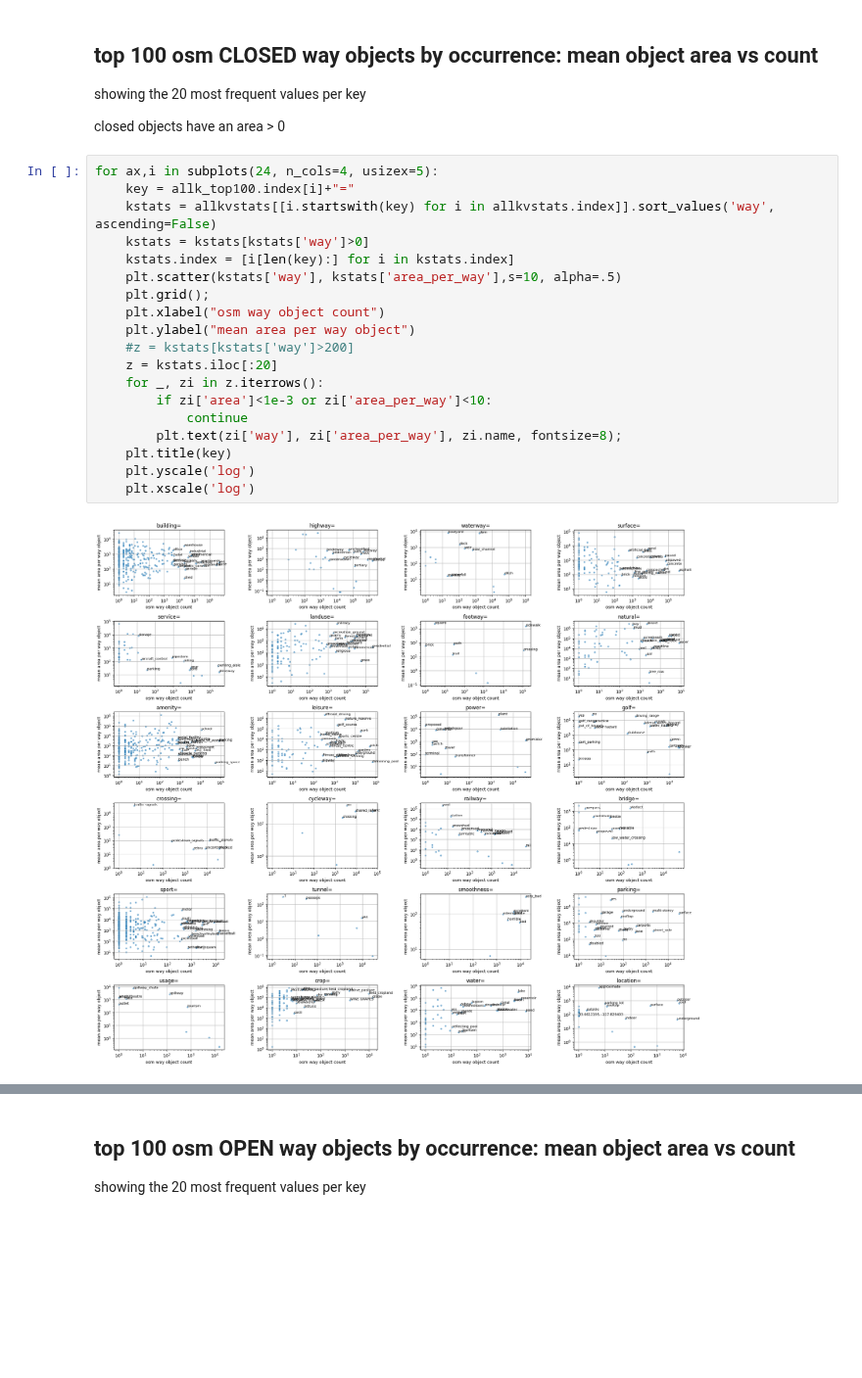
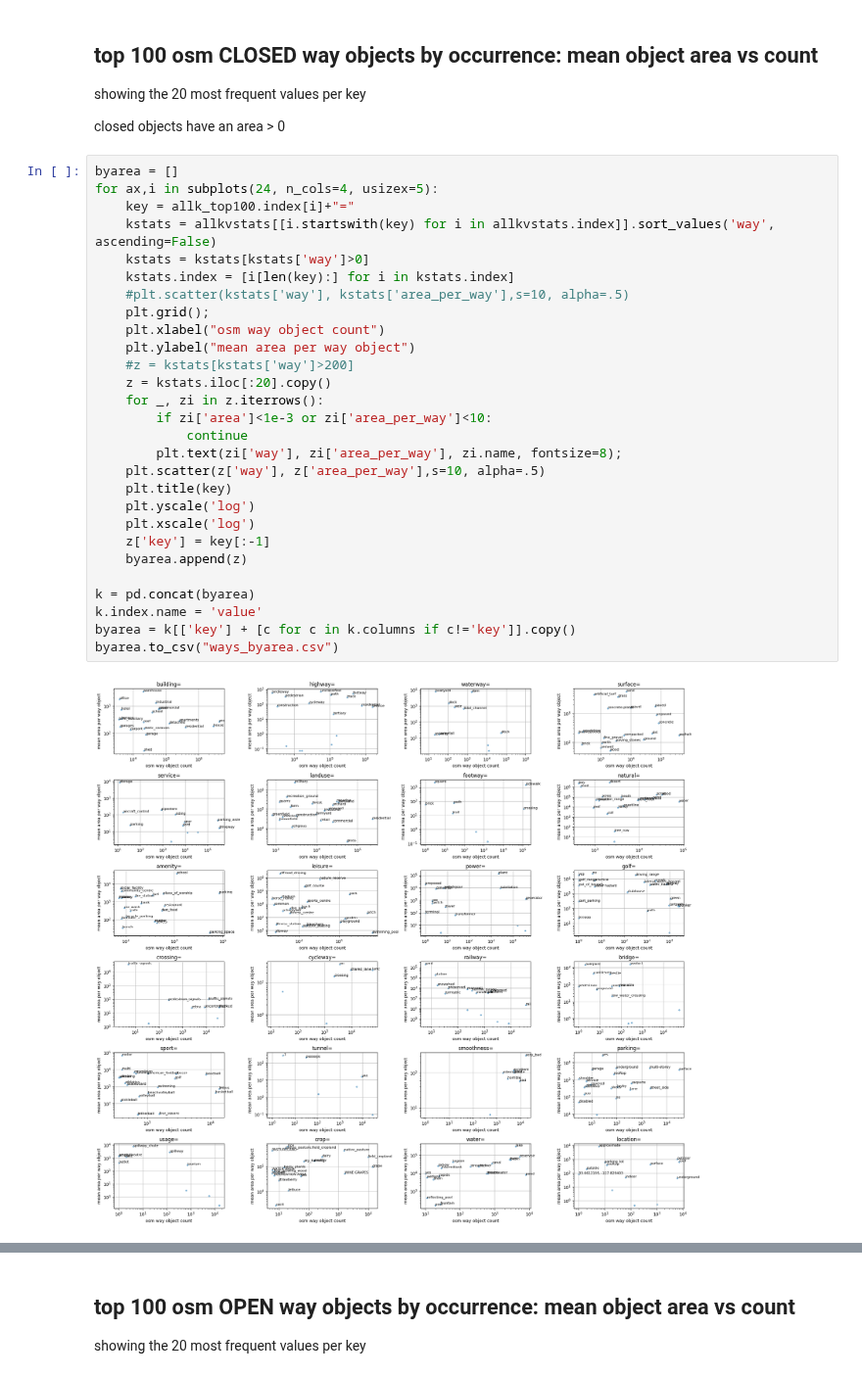
Before and after one commit to Clay-foundation/earth-text, a Jupyter notebook: notebooks/osm/08 - generate osm stats per chip.ipynb, the cells around one changed output, grey strips where cells are left out. Shown at 98% size. Saved outputs shown, nothing was run; the diff lists cells and outputs as text; blank space fills up the shorter version.

```diff
--- a/notebooks/osm/08 - generate osm stats per chip.ipynb
+++ b/notebooks/osm/08 - generate osm stats per chip.ipynb
@@ -181,23 +181,32 @@ showing the 20 most frequent values per key
 
 closed objects have an area > 0
 # %%
+byarea = []
 for ax,i in subplots(24, n_cols=4, usizex=5):
     key = allk_top100.index[i]+"="
     kstats = allkvstats[[i.startswith(key) for i in allkvstats.index]].sort_values('way', ascending=False)
     kstats = kstats[kstats['way']>0]
     kstats.index = [i[len(key):] for i in kstats.index]
-    plt.scatter(kstats['way'], kstats['area_per_way'],s=10, alpha=.5)
+    #plt.scatter(kstats['way'], kstats['area_per_way'],s=10, alpha=.5)
     plt.grid();
     plt.xlabel("osm way object count")
     plt.ylabel("mean area per way object")
     #z = kstats[kstats['way']>200]
-    z = kstats.iloc[:20]
+    z = kstats.iloc[:20].copy()
     for _, zi in z.iterrows():
         if zi['area']<1e-3 or zi['area_per_way']<10:
             continue
         plt.text(zi['way'], zi['area_per_way'], zi.name, fontsize=8);
+    plt.scatter(z['way'], z['area_per_way'],s=10, alpha=.5)
     plt.title(key)
     plt.yscale('log')
     plt.xscale('log')
+    z['key'] = key[:-1]
+    byarea.append(z)
+
+k = pd.concat(byarea)
+k.index.name = 'value'
+byarea = k[['key'] + [c for c in k.columns if c!='key']].copy()
+byarea.to_csv("ways_byarea.csv")
 # %% [output]
-[figure, old version]
+[figure, new version]
```
Also changed, not shown: parts of 5 cells of this notebook, 5 other files.
